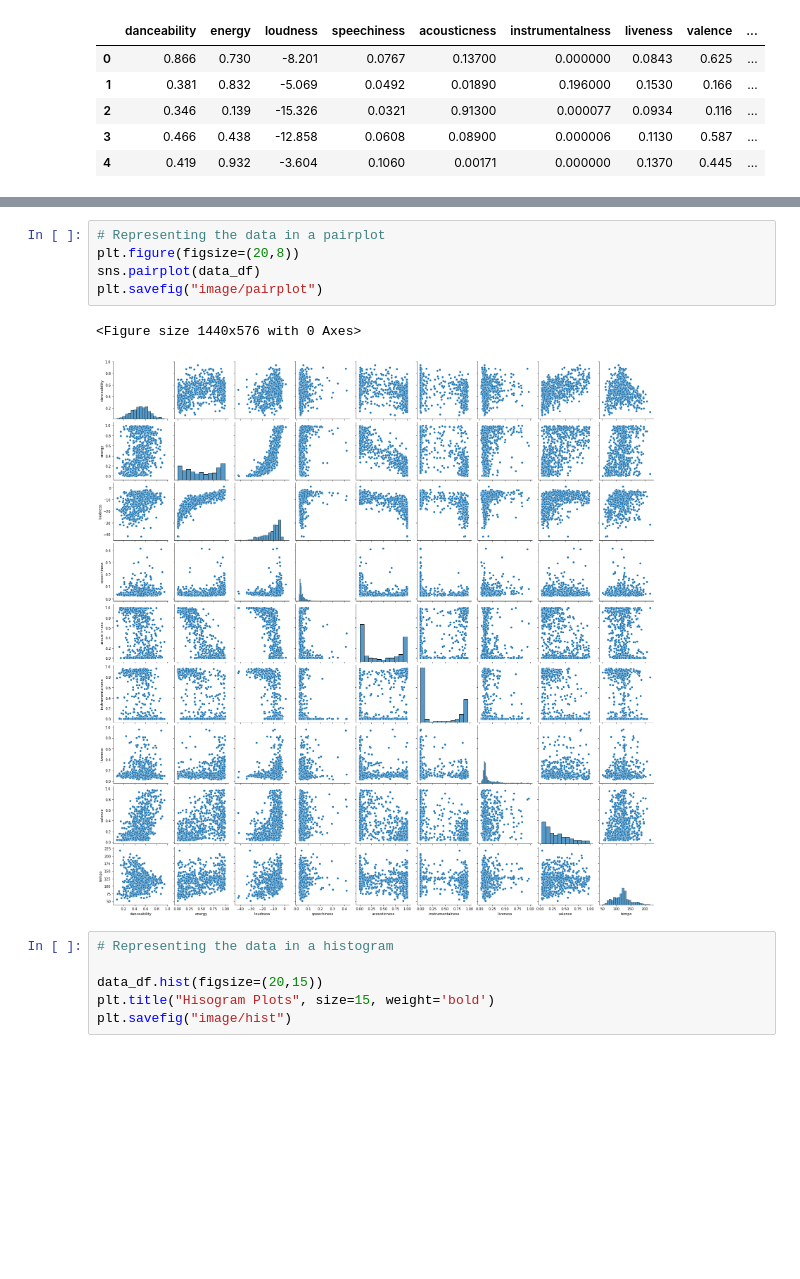
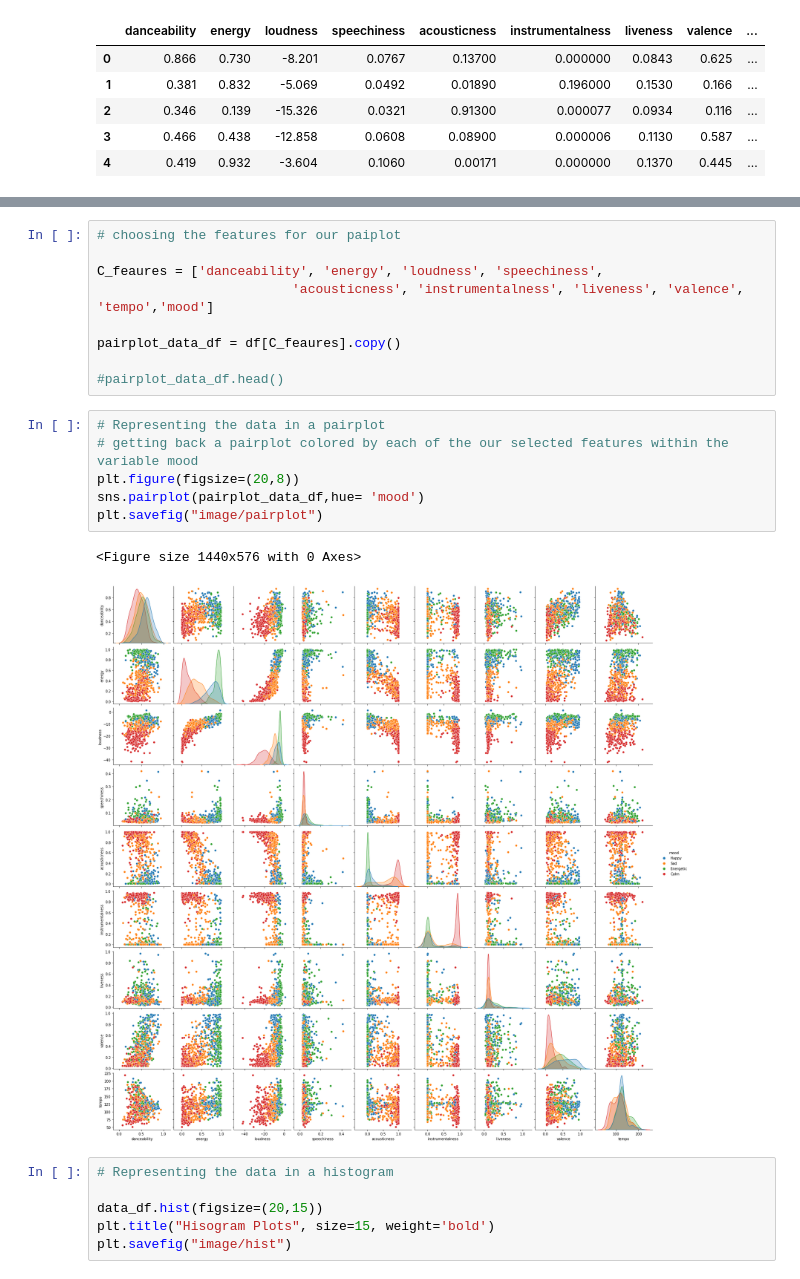
Before and after one commit to olalekeolaleke/Track-Information-and-Mood-Detector, a Jupyter notebook: analysis.ipynb, the cells around one changed output, grey strips where cells are left out. Drawn from its saved outputs; the diff is of its cells as text; blank space fills up the shorter version.

```diff
--- a/analysis.ipynb
+++ b/analysis.ipynb
@@ -111,12 +111,22 @@ Text(0.5, 1, 'Correlation')
 [figure]
+# %%
+# choosing the features for our paiplot
+
+C_feaures = ['danceability', 'energy', 'loudness', 'speechiness',
+                         'acousticness', 'instrumentalness', 'liveness', 'valence', 'tempo','mood']
+
+pairplot_data_df = df[C_feaures].copy()
+
+#pairplot_data_df.head()
 # %%
 # Representing the data in a pairplot
+# getting back a pairplot colored by each of the our selected features within the variable mood
 plt.figure(figsize=(20,8))
-sns.pairplot(data_df)
+sns.pairplot(pairplot_data_df,hue= 'mood')
 plt.savefig("image/pairplot")
 # %% [output]
 <Figure size 1440x576 with 0 Axes>
-[figure, old version]
+[figure, new version]
 # %%
 # Representing the data in a histogram
 
```
Also changed, not shown: parts of 1 cell of this notebook, 9 other files.
